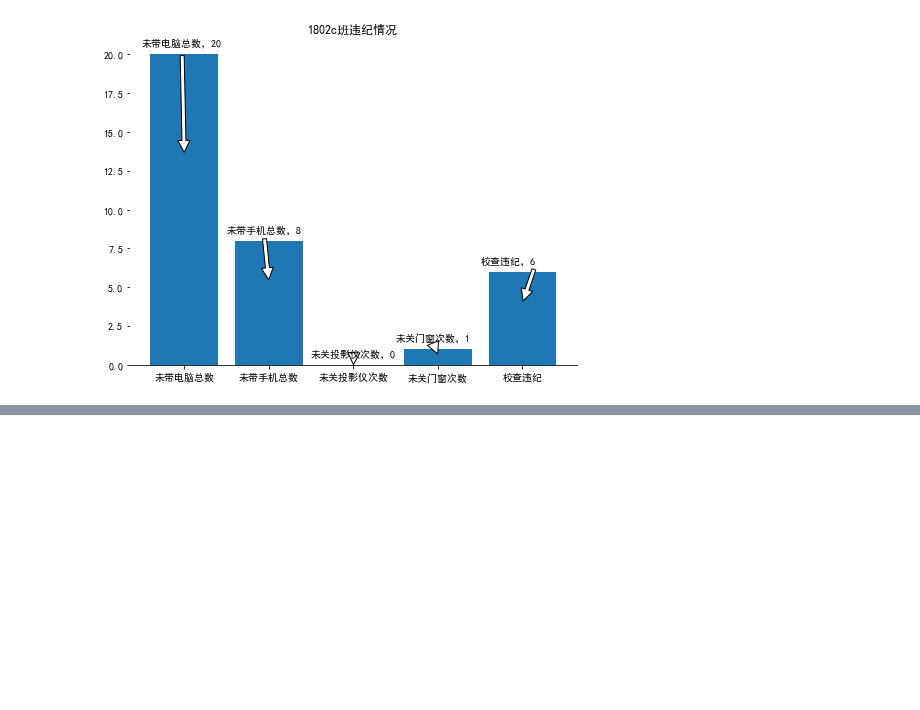
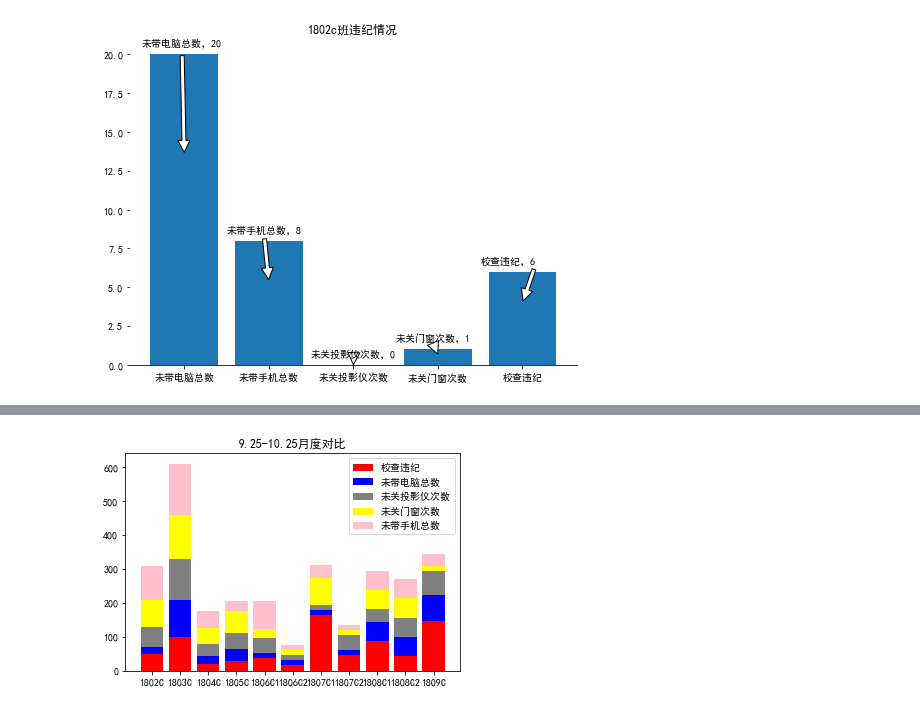
Before and after one commit to north-jewel/data_analysis, a Jupyter notebook: homework/Stic/数据分析第二个月机试.ipynb, the cells around one changed output, grey strips where cells are left out. Saved outputs shown, nothing was run; the diff lists cells and outputs as text; code cells hidden in the pictures; blank space fills up the shorter version.

```diff
--- a/homework/Stic/数据分析第二个月机试.ipynb
+++ b/homework/Stic/数据分析第二个月机试.ipynb
@@ -56,0 +85,35 @@ rule('1802c',20,8,0,1,6)
+# %%
+
+a1 = np.array([50,100,20,30,])
+a2 = np.array([20,110,25,35])
+a3 = np.array([60,120,35,45])
+a4 = np.array([80,130,45,65])
+a5 = np.array([100,150,50,30])
+def rule2(name,a1,a2,a3,a4,a5):
+    c1 = a1
+    c2 = a1+a2
+    c3 = a3+c2
+    c4 = a4+c3
+    c1[c1<0]=0
+    c2[c2<0]=0
+    c3[c3<0]=0
+    c4[c4<0]=0
+    p1 = plt.bar(range(1, 12), a1, color='red')
+    p2 = plt.bar(range(1, 12), a2,bottom=c1,color='blue')
+    p3 = plt.bar(range(1, 12), a3,bottom=c2,color='gray')
+    p4 = plt.bar(range(1, 12), a4,bottom=c3,color='yellow')
+    p5 = plt.bar(range(1, 12), a5,bottom=c4,color='pink')
+    plt.title('{}月度对比'.format(name))
+    plt.xticks(range(1, 12),
+               ['1802C','1803C','1804C','1805C','1806C1','1806C2','1807C1','1807C2','1808C1','1808C2','1809C'])
+    plt.legend((p1[0], p2[0],p3[0],p4[0],p5[0]),
+               ('校查违纪', '未带电脑总数','未关投影仪次数','未关门窗次数','未带手机总数'),)
+# %%
+a1 = np.array([50,100,20,30,37,16,165,47,89,45,146])
+a2 = np.array([20,110,25,35,15,15,15,15,56,56,78])
+a3 = np.array([60,120,35,45,45,15,15,43,38,56,70])
+a4 = np.array([80,130,45,65,25,15,78,15,56,56,15])
+a5 = np.array([100,150,50,30,85,15,38,15,56,56,35])
+rule2('9.25-10.25',a1,a2,a3,a4,a5)
+# %% [output]
+[figure, added]
```
Also changed, not shown: parts of 4 cells of this notebook, 2 other files.
